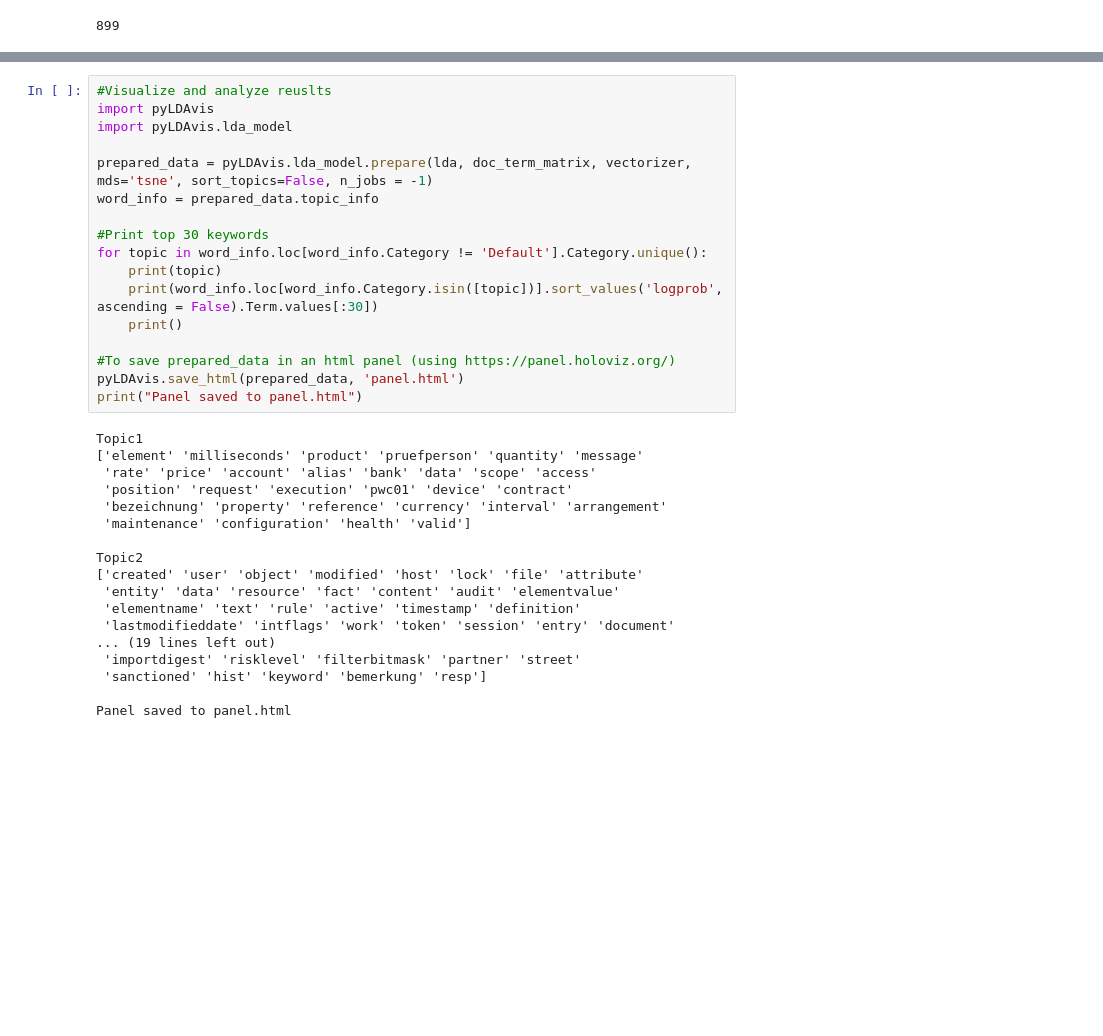
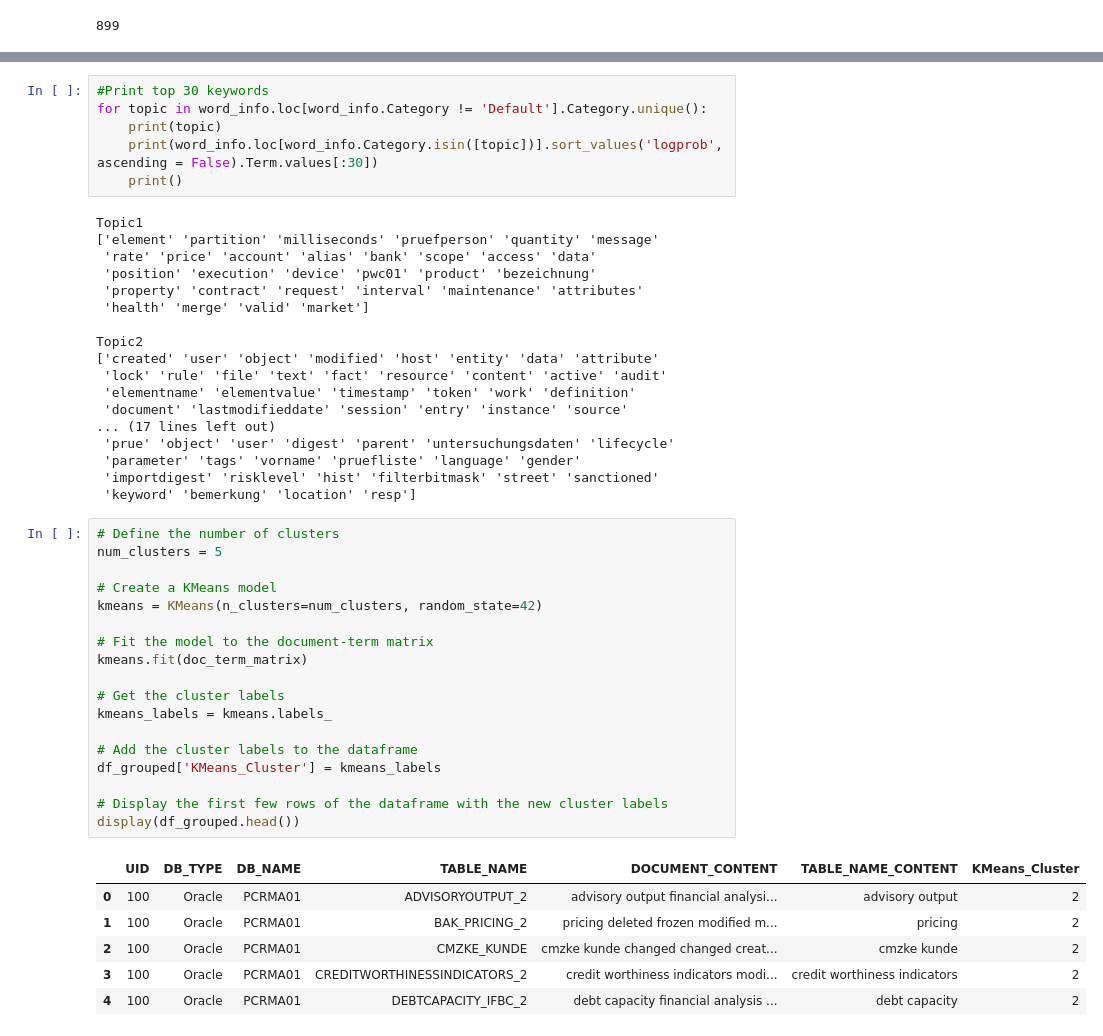
Before and after one commit to imod/ml_ta, a Jupyter notebook: rai_db_clustering.ipynb, the cells around one changed output, grey strips where cells are left out. Saved outputs shown, nothing was run; the diff lists cells and outputs as text; blank space fills up the shorter version.

```diff
--- a/rai_db_clustering.ipynb
+++ b/rai_db_clustering.ipynb
@@ -335,35 +360,49 @@ display(doc_cluster_df.head())
 # %%
-#Visualize and analyze reuslts
-import pyLDAvis
-import pyLDAvis.lda_model
-
-prepared_data = pyLDAvis.lda_model.prepare(lda, doc_term_matrix, vectorizer, mds='tsne', sort_topics=False, n_jobs = -1)
-word_info = prepared_data.topic_info
-
 #Print top 30 keywords
 for topic in word_info.loc[word_info.Category != 'Default'].Category.unique():
     print(topic)
     print(word_info.loc[word_info.Category.isin([topic])].sort_values('logprob', ascending = False).Term.values[:30])
     print()
-
-#To save prepared_data in an html panel (using https://panel.holoviz.org/)
-pyLDAvis.save_html(prepared_data, 'panel.html')
-print("Panel saved to panel.html")
 # %% [output]
 Topic1
-['element' 'milliseconds' 'product' 'pruefperson' 'quantity' 'message'
- 'rate' 'price' 'account' 'alias' 'bank' 'data' 'scope' 'access'
- 'position' 'request' 'execution' 'pwc01' 'device' 'contract'
- 'bezeichnung' 'property' 'reference' 'currency' 'interval' 'arrangement'
- 'maintenance' 'configuration' 'health' 'valid']
+['element' 'partition' 'milliseconds' 'pruefperson' 'quantity' 'message'
+ 'rate' 'price' 'account' 'alias' 'bank' 'scope' 'access' 'data'
+ 'position' 'execution' 'device' 'pwc01' 'product' 'bezeichnung'
+ 'property' 'contract' 'request' 'interval' 'maintenance' 'attributes'
+ 'health' 'merge' 'valid' 'market']
 
 Topic2
-['created' 'user' 'object' 'modified' 'host' 'lock' 'file' 'attribute'
- 'entity' 'data' 'resource' 'fact' 'content' 'audit' 'elementvalue'
- 'elementname' 'text' 'rule' 'active' 'timestamp' 'definition'
- 'lastmodifieddate' 'intflags' 'work' 'token' 'session' 'entry' 'document'
-... (19 lines left out)
- 'importdigest' 'risklevel' 'filterbitmask' 'partner' 'street'
- 'sanctioned' 'hist' 'keyword' 'bemerkung' 'resp']
-
-Panel saved to panel.html
+['created' 'user' 'object' 'modified' 'host' 'entity' 'data' 'attribute'
+ 'lock' 'rule' 'file' 'text' 'fact' 'resource' 'content' 'active' 'audit'
+ 'elementname' 'elementvalue' 'timestamp' 'token' 'work' 'definition'
+ 'document' 'lastmodifieddate' 'session' 'entry' 'instance' 'source'
+... (17 lines left out)
+ 'prue' 'object' 'user' 'digest' 'parent' 'untersuchungsdaten' 'lifecycle'
+ 'parameter' 'tags' 'vorname' 'pruefliste' 'language' 'gender'
+ 'importdigest' 'risklevel' 'hist' 'filterbitmask' 'street' 'sanctioned'
+ 'keyword' 'bemerkung' 'location' 'resp']
+# %%
+# Define the number of clusters
+num_clusters = 5
+
+# Create a KMeans model
+kmeans = KMeans(n_clusters=num_clusters, random_state=42)
+
+# Fit the model to the document-term matrix
+kmeans.fit(doc_term_matrix)
+
+# Get the cluster labels
+kmeans_labels = kmeans.labels_
+
+# Add the cluster labels to the dataframe
+df_grouped['KMeans_Cluster'] = kmeans_labels
+
+# Display the first few rows of the dataframe with the new cluster labels
+display(df_grouped.head())
+# %% [output]
+|  | UID | DB_TYPE | DB_NAME | TABLE_NAME | DOCUMENT_CONTENT | TABLE_NAME_CONTENT | KMeans_Cluster |
+| 0 | 100 | Oracle | PCRMA01 | ADVISORYOUTPUT_2 | advisory output financial analysi... | advisory output | 2 |
+| 1 | 100 | Oracle | PCRMA01 | BAK_PRICING_2 | pricing deleted frozen modified m... | pricing | 2 |
+| 2 | 100 | Oracle | PCRMA01 | CMZKE_KUNDE | cmzke kunde changed changed creat... | cmzke kunde | 2 |
+| 3 | 100 | Oracle | PCRMA01 | CREDITWORTHINESSINDICATORS_2 | credit worthiness indicators modi... | credit worthiness indicators | 2 |
+| 4 | 100 | Oracle | PCRMA01 | DEBTCAPACITY_IFBC_2 | debt capacity financial analysis ... | debt capacity | 2 |
```
Also changed, not shown: parts of 11 cells of this notebook.
